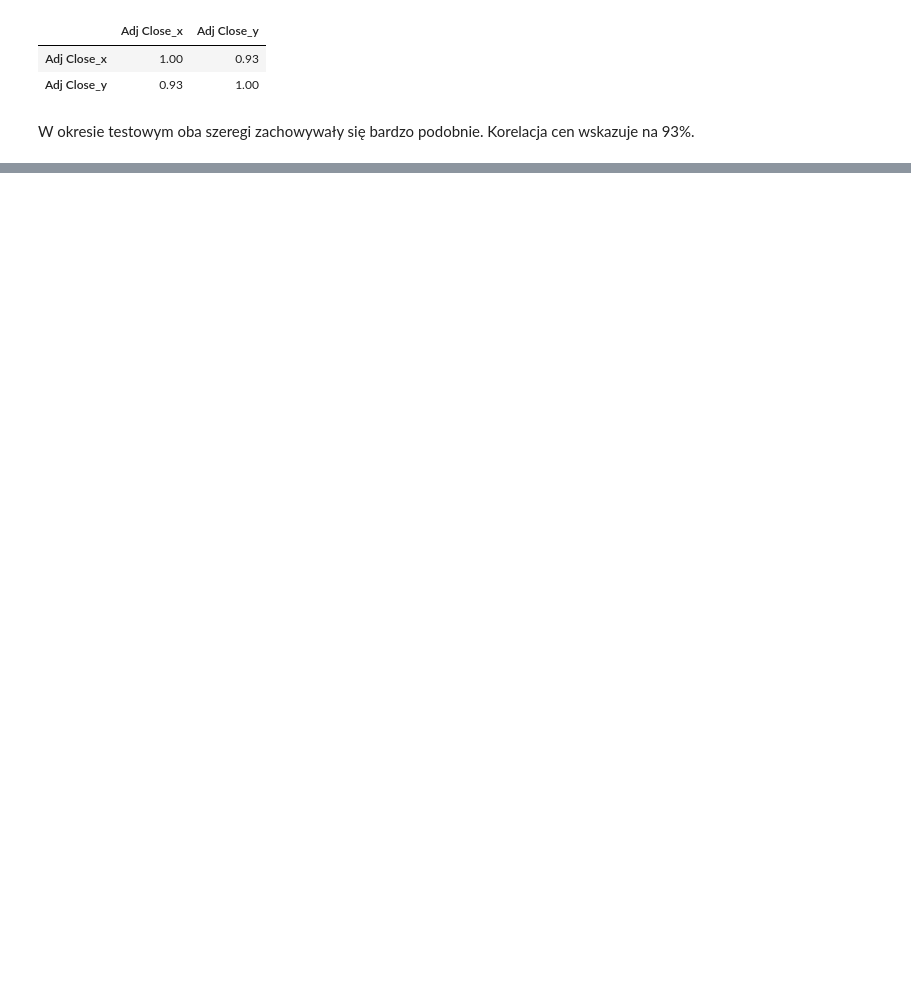
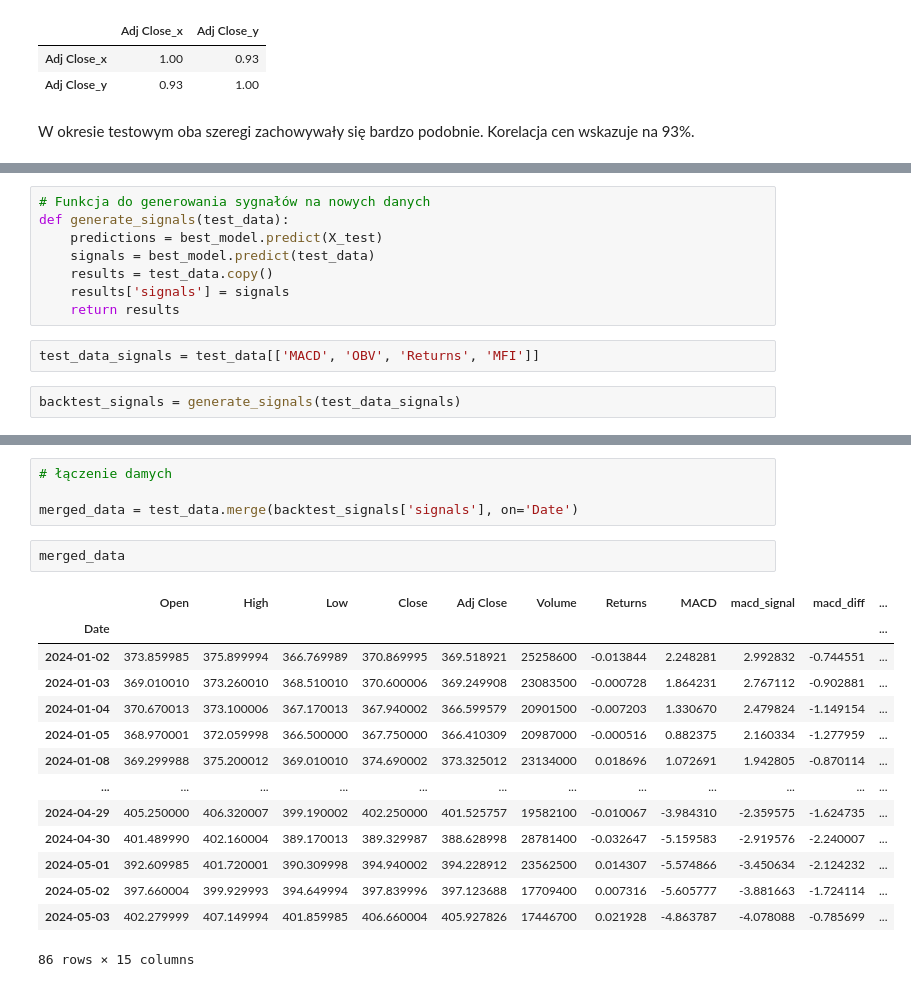
Before and after one commit to MlekoZjad/ML_2024, a Jupyter notebook: Case 3_MSFT.ipynb, the cells around one changed output, grey strips where cells are left out. Cells and saved outputs as stored; diff of their text form; blank space fills up the shorter version.

```diff
--- a/Case 3_MSFT.ipynb
+++ b/Case 3_MSFT.ipynb
@@ -743,0 +999,12 @@ W okresie testowym oba szeregi zachowywały się bardzo podobnie. Korelacja cen
+# %%
+# Funkcja do generowania sygnałów na nowych danych
+def generate_signals(test_data):
+    predictions = best_model.predict(X_test)
+    signals = best_model.predict(test_data)
+    results = test_data.copy()
+    results['signals'] = signals
+    return results
+# %%
+test_data_signals = test_data[['MACD', 'OBV', 'Returns', 'MFI']]
+# %%
+backtest_signals = generate_signals(test_data_signals)
@@ -743,0 +1054,21 @@ W okresie testowym oba szeregi zachowywały się bardzo podobnie. Korelacja cen
+# %%
+# łączenie damych
+
+merged_data = test_data.merge(backtest_signals['signals'], on='Date')
+# %%
+merged_data
+# %% [output]
+|  | Open | High | Low | Close | Adj Close | Volume | Returns | MACD | macd_signal | macd_diff | ... |
+| Date |  |  |  |  |  |  |  |  |  |  | ... |
+| 2024-01-02 | 373.859985 | 375.899994 | 366.769989 | 370.869995 | 369.518921 | 25258600 | -0.013844 | 2.248281 | 2.992832 | -0.744551 | ... |
+| 2024-01-03 | 369.010010 | 373.260010 | 368.510010 | 370.600006 | 369.249908 | 23083500 | -0.000728 | 1.864231 | 2.767112 | -0.902881 | ... |
+| 2024-01-04 | 370.670013 | 373.100006 | 367.170013 | 367.940002 | 366.599579 | 20901500 | -0.007203 | 1.330670 | 2.479824 | -1.149154 | ... |
+| 2024-01-05 | 368.970001 | 372.059998 | 366.500000 | 367.750000 | 366.410309 | 20987000 | -0.000516 | 0.882375 | 2.160334 | -1.277959 | ... |
+| 2024-01-08 | 369.299988 | 375.200012 | 369.010010 | 374.690002 | 373.325012 | 23134000 | 0.018696 | 1.072691 | 1.942805 | -0.870114 | ... |
+| ... | ... | ... | ... | ... | ... | ... | ... | ... | ... | ... | ... |
+| 2024-04-29 | 405.250000 | 406.320007 | 399.190002 | 402.250000 | 401.525757 | 19582100 | -0.010067 | -3.984310 | -2.359575 | -1.624735 | ... |
+| 2024-04-30 | 401.489990 | 402.160004 | 389.170013 | 389.329987 | 388.628998 | 28781400 | -0.032647 | -5.159583 | -2.919576 | -2.240007 | ... |
+| 2024-05-01 | 392.609985 | 401.720001 | 390.309998 | 394.940002 | 394.228912 | 23562500 | 0.014307 | -5.574866 | -3.450634 | -2.124232 | ... |
+| 2024-05-02 | 397.660004 | 399.929993 | 394.649994 | 397.839996 | 397.123688 | 17709400 | 0.007316 | -5.605777 | -3.881663 | -1.724114 | ... |
+| 2024-05-03 | 402.279999 | 407.149994 | 401.859985 | 406.660004 | 405.927826 | 17446700 | 0.021928 | -4.863787 | -4.078088 | -0.785699 | ... |
+86 rows × 15 columns
```
Also changed, not shown: parts of 28 cells of this notebook, 1 other file.
